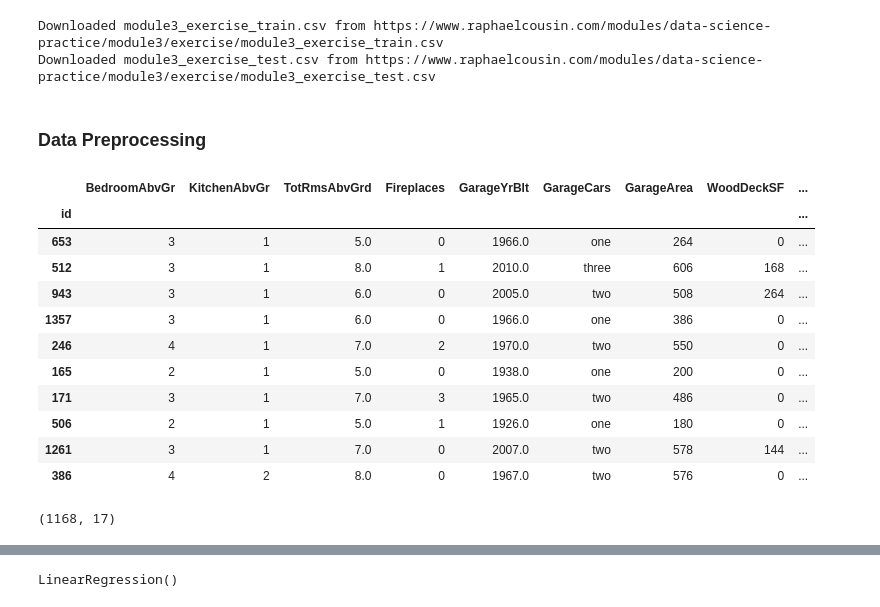
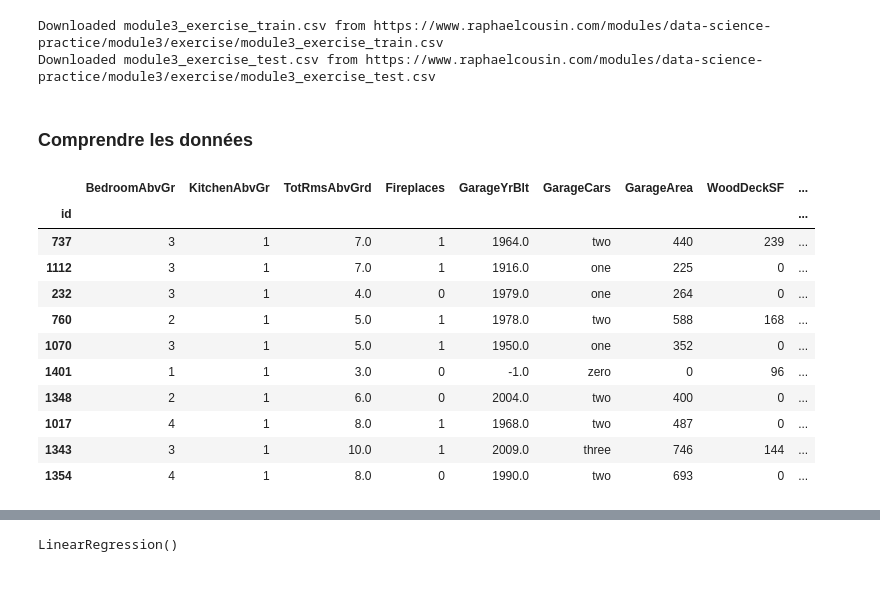
Before and after one commit to racousin/data_science_practice_2025, a Jupyter notebook: Kassimberthe/module3/exercise1.ipynb, the cells around one changed output, grey strips where cells are left out. Cells and saved outputs as stored; diff of their text form; code cells hidden in the pictures.

```diff
--- a/Kassimberthe/module3/exercise1.ipynb
+++ b/Kassimberthe/module3/exercise1.ipynb
@@ -27,25 +27,22 @@ download_file(test_data_url, 'module3_exercise_test.csv')
 Downloaded module3_exercise_train.csv from https://www.raphaelcousin.com/modules/data-science-practice/module3/exercise/module3_exercise_train.csv
 Downloaded module3_exercise_test.csv from https://www.raphaelcousin.com/modules/data-science-practice/module3/exercise/module3_exercise_test.csv
 # %%
-df_train =  pd.read_csv("module3_exercise_train.csv", sep=",", index_col='id')
+df =  pd.read_csv("module3_exercise_train.csv", sep=",", index_col='id')
+test =  pd.read_csv("module3_exercise_test.csv", sep=",", index_col='id')
 # %% [markdown]
-### Data Preprocessing
+### Comprendre les données
 # %%
-df_train.sample(10)
+df.sample(10)
 # %% [output]
 |  | BedroomAbvGr | KitchenAbvGr | TotRmsAbvGrd | Fireplaces | GarageYrBlt | GarageCars | GarageArea | WoodDeckSF | ... |
 | id |  |  |  |  |  |  |  |  | ... |
-| 653 | 3 | 1 | 5.0 | 0 | 1966.0 | one | 264 | 0 | ... |
-| 512 | 3 | 1 | 8.0 | 1 | 2010.0 | three | 606 | 168 | ... |
-| 943 | 3 | 1 | 6.0 | 0 | 2005.0 | two | 508 | 264 | ... |
-| 1357 | 3 | 1 | 6.0 | 0 | 1966.0 | one | 386 | 0 | ... |
-| 246 | 4 | 1 | 7.0 | 2 | 1970.0 | two | 550 | 0 | ... |
-| 165 | 2 | 1 | 5.0 | 0 | 1938.0 | one | 200 | 0 | ... |
-| 171 | 3 | 1 | 7.0 | 3 | 1965.0 | two | 486 | 0 | ... |
-| 506 | 2 | 1 | 5.0 | 1 | 1926.0 | one | 180 | 0 | ... |
-| 1261 | 3 | 1 | 7.0 | 0 | 2007.0 | two | 578 | 144 | ... |
-| 386 | 4 | 2 | 8.0 | 0 | 1967.0 | two | 576 | 0 | ... |
+| 737 | 3 | 1 | 7.0 | 1 | 1964.0 | two | 440 | 239 | ... |
+| 1112 | 3 | 1 | 7.0 | 1 | 1916.0 | one | 225 | 0 | ... |
+| 232 | 3 | 1 | 4.0 | 0 | 1979.0 | one | 264 | 0 | ... |
+| 760 | 2 | 1 | 5.0 | 1 | 1978.0 | two | 588 | 168 | ... |
+| 1070 | 3 | 1 | 5.0 | 1 | 1950.0 | one | 352 | 0 | ... |
+| 1401 | 1 | 1 | 3.0 | 0 | -1.0 | zero | 0 | 96 | ... |
+| 1348 | 2 | 1 | 6.0 | 0 | 2004.0 | two | 400 | 0 | ... |
+| 1017 | 4 | 1 | 8.0 | 1 | 1968.0 | two | 487 | 0 | ... |
+| 1343 | 3 | 1 | 10.0 | 1 | 2009.0 | three | 746 | 144 | ... |
+| 1354 | 4 | 1 | 8.0 | 0 | 1990.0 | two | 693 | 0 | ... |
-# %%
-df_train.shape
-# %% [output]
-(1168, 17)
```
Also changed, not shown: parts of 34 cells of this notebook, 1 other file.
